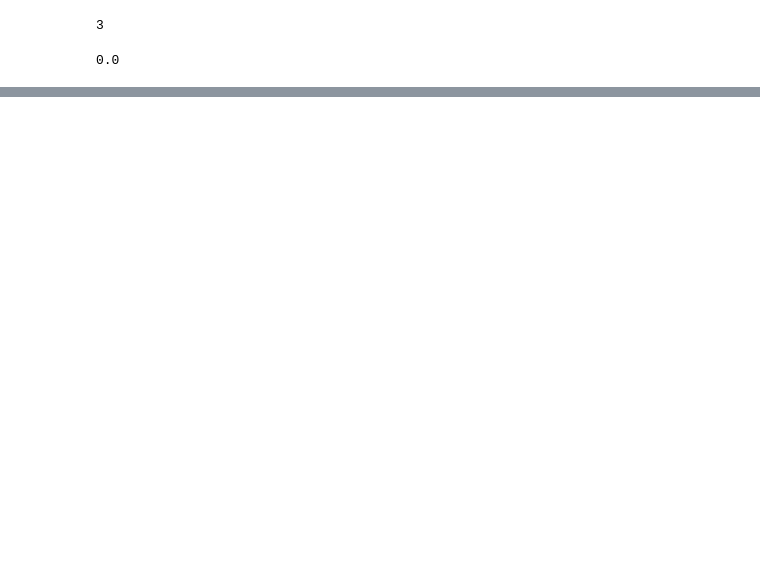
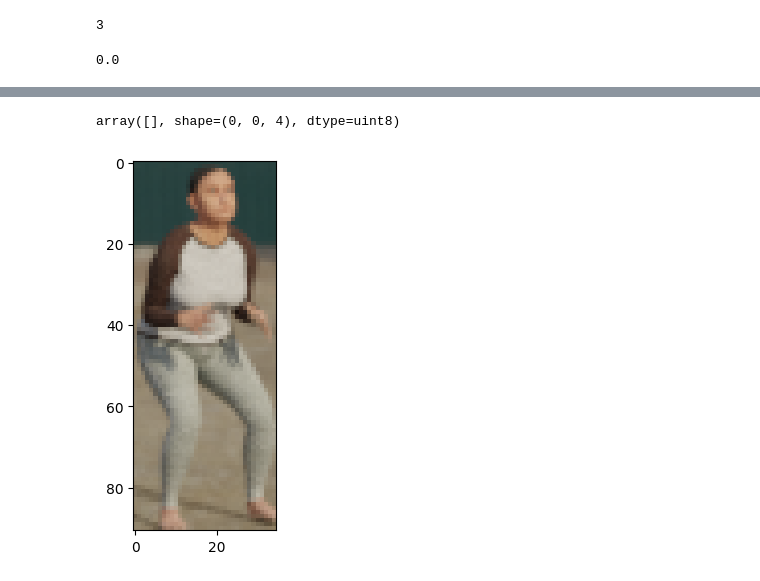
Before and after one commit to kvkirya/pt-ai, a Jupyter notebook: notebooks/New_IOU_function.ipynb, the cells around one changed output, grey strips where cells are left out. Drawn from its saved outputs; the diff is of its cells as text; code cells hidden in the pictures; blank space fills up the shorter version.

```diff
--- a/notebooks/New_IOU_function.ipynb
+++ b/notebooks/New_IOU_function.ipynb
@@ -135,0 +195,4 @@ the_function(rect_1, rect_1)
+# %%
+image_arr
+# %% [output]
+array([], shape=(0, 0, 4), dtype=uint8)
@@ -135,0 +202,21 @@ the_function(rect_1, rect_1)
+# %%
+def crop_image(file_name, bbox, index):
+    image = plt.imread(f'/Users/abou48862/code/kvkirya/pt-ai/raw_data/images_to_crop/{file_name}')
+    x0 = int(bbox[0])
+    y0 = int(bbox[1])
+    width = int(bbox[2])
+    height = int(bbox[3])
+    wanted_boundaries_array = image[y0:y0+height , x0:x0+width, :]
+    fig = plt.figure()
+    ax = fig.add_subplot(121)
+    im_crop = plt.imshow(image[y0:y0+height , x0:x0+width, :])
+    #copied_im = im_crop.copy()
+    plt.savefig(f'/Users/abou48862/code/kvkirya/pt-ai/raw_data/cropped_data/{file_name}_{index}_cropped.png')
+
+    return str(file_name) + "_" + str(index) + "_cropped"
+# %%
+crop_image("00000003.rgb.png", [237, 96, 35, 91], 1)
+
+from PIL import Image
+# %% [output]
+[figure, added]
```
Also changed, not shown: parts of 23 cells of this notebook.
